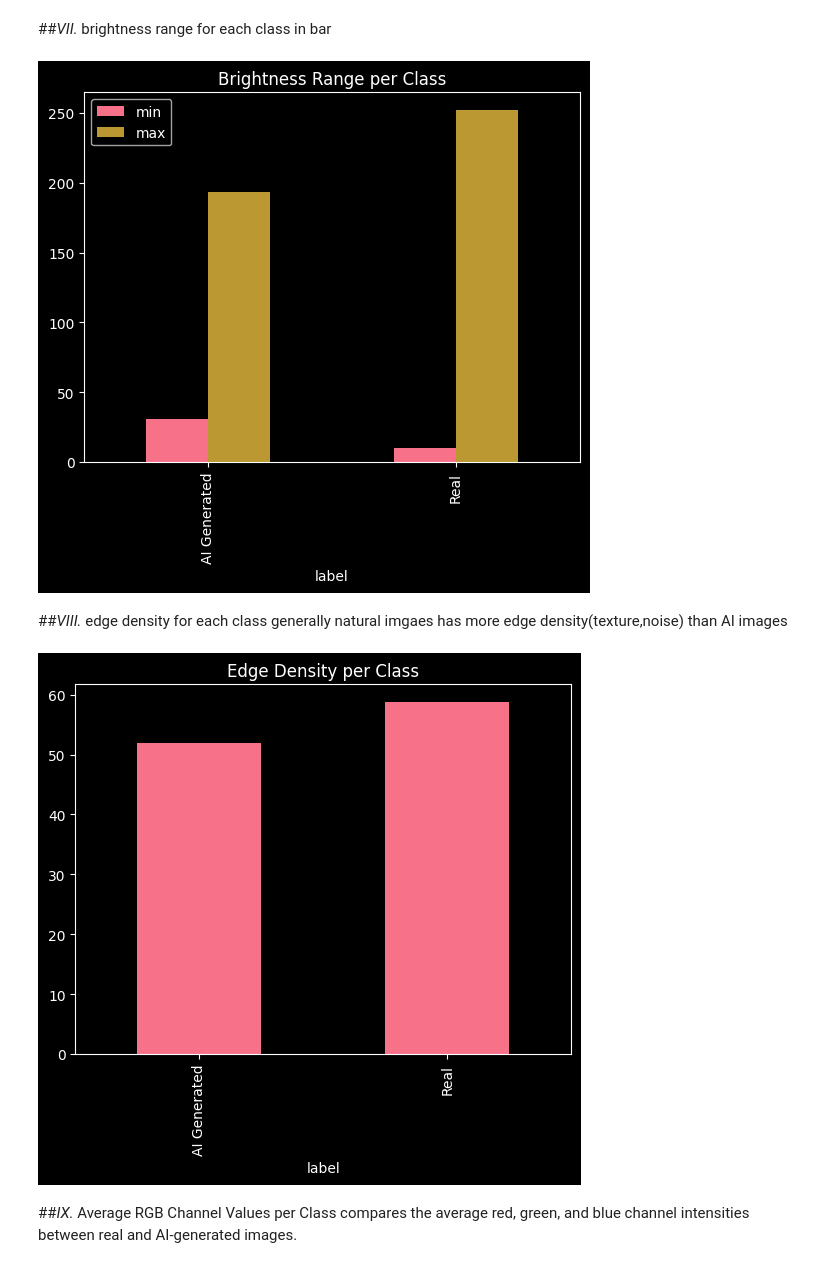
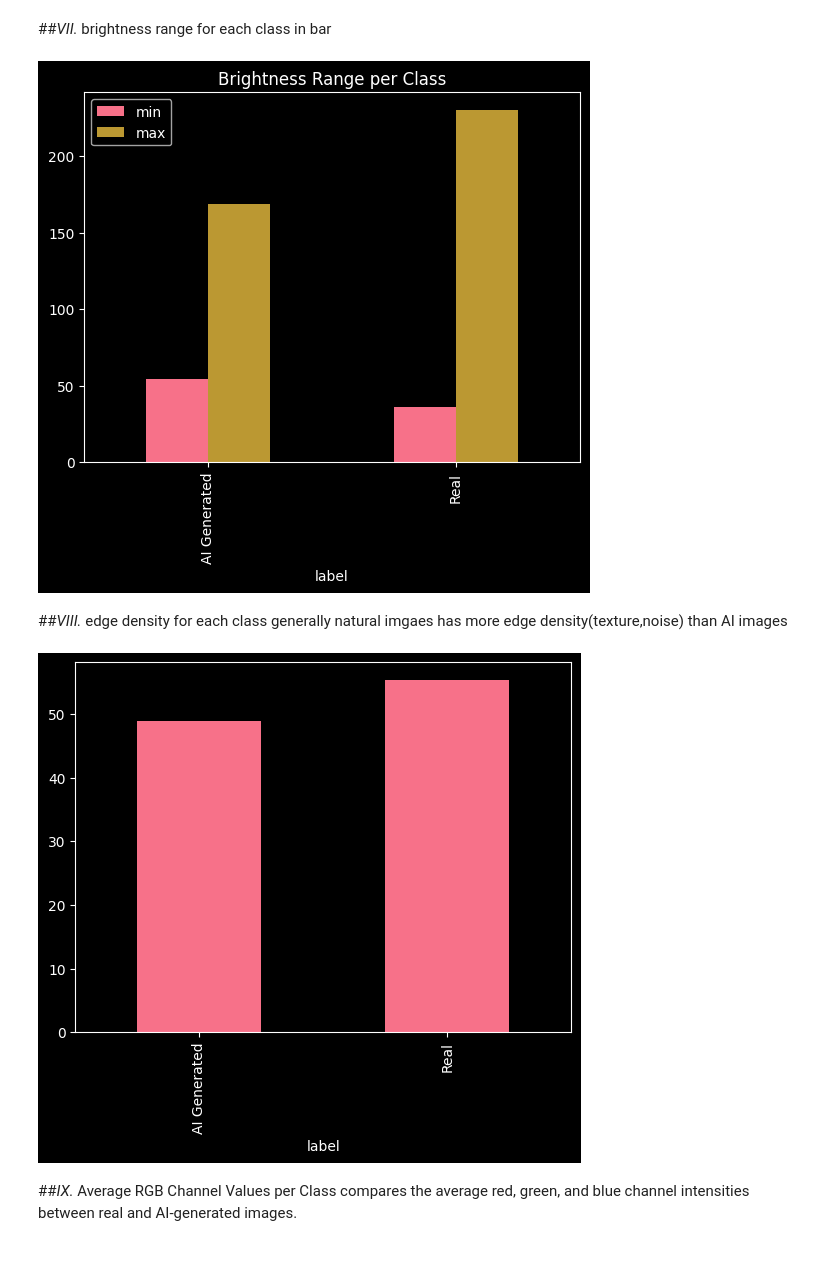
Before and after one commit to late-cat/First-Colab, a Jupyter notebook: Untitled2.ipynb, the cells around one changed output. Cells and saved outputs as stored; diff of their text form; code cells hidden in the pictures.

Commit message:
optimisation and model train

```diff
--- a/Untitled2.ipynb
+++ b/Untitled2.ipynb
@@ -131,12 +130,12 @@ plot_sample_grid(train_df,'AI Generated')
 # %% [markdown]
 ##*IV.* avg brightness for ai and real img classification
 # %%
+sample_df = train_df.sample(1000)
 
-train_df['brightness'] = train_df['filepath'].apply(
-    lambda x: np.mean(cv2.imread(x, cv2.IMREAD_GRAYSCALE))
+sample_df['brightness'] = sample_df['filepath'].apply(
+    lambda x: np.mean(cv2.imread(x, 0))
 )
-sns.histplot(data=train_df, x='brightness', hue='label', bins=30)
 
-plt.title("Brightness Distribution")
+sns.histplot(data=sample_df, x='brightness', hue='label', bins=30)
 plt.show()
 # %% [output]
@@ -167,26 +172,32 @@ plt.show()
 # %% [markdown]
 ##*VII.* brightness range for each class in bar
 # %%
+sample_df = train_df.sample(1000)
 
-train_df.groupby('label')['brightness'].agg(['min', 'max']).plot(kind='bar')
+sample_df['brightness'] = sample_df['filepath'].apply(
+    lambda x: np.mean(cv2.imread(x, 0))
+)
+
+sample_df.groupby('label')['brightness'].agg(['min', 'max']).plot(kind='bar')
 plt.title("Brightness Range per Class")
 
 plt.show()
 # %% [output]
-[figure, old version]
+[figure, new version]
 # %% [markdown]
 ##*VIII.* edge density for each class
 generally natural imgaes has more edge density(texture,noise) than AI images
 # %%
-train_df['edge_density'] = train_df['filepath'].apply(
-    lambda x: np.mean(cv2.Canny(cv2.imread(x), 100, 200))
+sample_df = train_df.sample(1000)
+
+sample_df['edge_density'] = sample_df['filepath'].apply(
+    lambda x: np.mean(cv2.Canny(cv2.imread(x, 0), 100, 200))
 )
 
-train_df.groupby('label')['edge_density'].mean().plot(kind='bar')
-plt.title("Edge Density per Class")
+sample_df.groupby('label')['edge_density'].mean().plot(kind='bar')
 plt.show()
 # %% [output]
-[figure, old version]
+[figure, new version]
 # %% [markdown]
 ##*IX.* Average RGB Channel Values per Class
 compares the average red, green, and blue channel intensities between real and AI-generated images.
```
Also changed, not shown: parts of 14 cells of this notebook.
